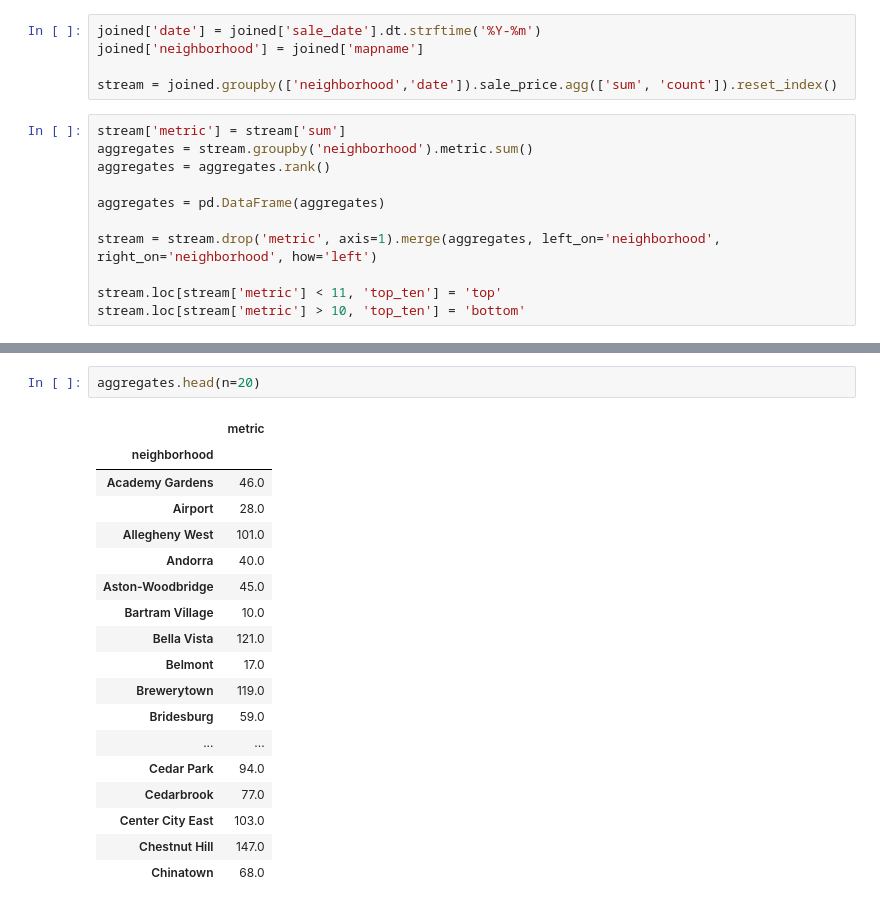
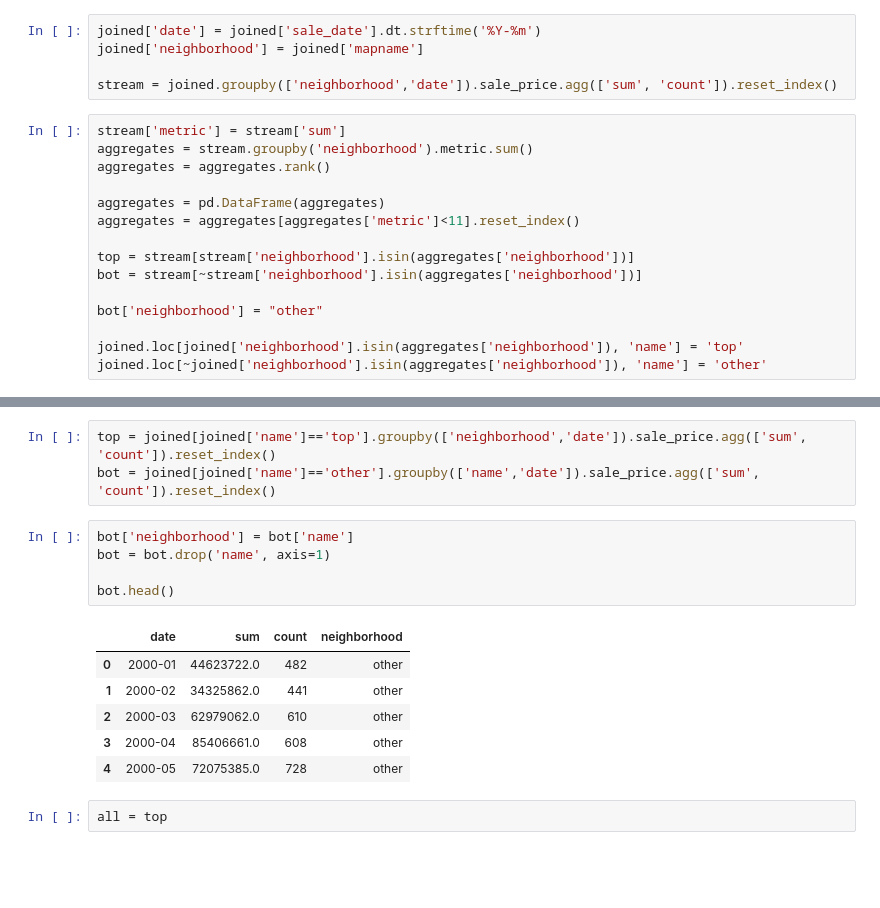
Before and after one commit to asrenninger/wrangling, a Jupyter notebook: python/hw2_sandbox.ipynb, the cells around one changed output, grey strips where cells are left out. Cells and saved outputs as stored; diff of their text form; blank space fills up the shorter version.

Commit message:
better stream

```diff
--- a/python/hw2_sandbox.ipynb
+++ b/python/hw2_sandbox.ipynb
@@ -320,9 +320,13 @@ aggregates = stream.groupby('neighborhood').metric.sum()
 aggregates = aggregates.rank()
 
 aggregates = pd.DataFrame(aggregates)
+aggregates = aggregates[aggregates['metric']<11].reset_index()
 
-stream = stream.drop('metric', axis=1).merge(aggregates, left_on='neighborhood', right_on='neighborhood', how='left')
+top = stream[stream['neighborhood'].isin(aggregates['neighborhood'])]
+bot = stream[~stream['neighborhood'].isin(aggregates['neighborhood'])]
 
-stream.loc[stream['metric'] < 11, 'top_ten'] = 'top'
-stream.loc[stream['metric'] > 10, 'top_ten'] = 'bottom'
+bot['neighborhood'] = "other"
+
+joined.loc[joined['neighborhood'].isin(aggregates['neighborhood']), 'name'] = 'top'
+joined.loc[~joined['neighborhood'].isin(aggregates['neighborhood']), 'name'] = 'other'
 # %% [output]
@@ -346,22 +344,18 @@ stream.loc[stream['metric'] > 10, 'top_ten'] = 'bottom'
-# %%
-aggregates.head(n=20)
-# %% [output]
-|  | metric |
-| neighborhood |  |
-| Academy Gardens | 46.0 |
-| Airport | 28.0 |
-| Allegheny West | 101.0 |
-| Andorra | 40.0 |
-| Aston-Woodbridge | 45.0 |
-| Bartram Village | 10.0 |
-| Bella Vista | 121.0 |
-| Belmont | 17.0 |
-| Brewerytown | 119.0 |
-| Bridesburg | 59.0 |
-| ... | ... |
-| Cedar Park | 94.0 |
-| Cedarbrook | 77.0 |
-| Center City East | 103.0 |
-| Chestnut Hill | 147.0 |
-| Chinatown | 68.0 |
+# %%
+top = joined[joined['name']=='top'].groupby(['neighborhood','date']).sale_price.agg(['sum', 'count']).reset_index()
+bot = joined[joined['name']=='other'].groupby(['name','date']).sale_price.agg(['sum', 'count']).reset_index()
+# %%
+bot['neighborhood'] = bot['name']
+bot = bot.drop('name', axis=1)
+
+bot.head()
+# %% [output]
+|  | date | sum | count | neighborhood |
+| 0 | 2000-01 | 44623722.0 | 482 | other |
+| 1 | 2000-02 | 34325862.0 | 441 | other |
+| 2 | 2000-03 | 62979062.0 | 610 | other |
+| 3 | 2000-04 | 85406661.0 | 608 | other |
+| 4 | 2000-05 | 72075385.0 | 728 | other |
+# %%
+all = top
 # %%
```
Also changed, not shown: parts of 3 cells of this notebook.
